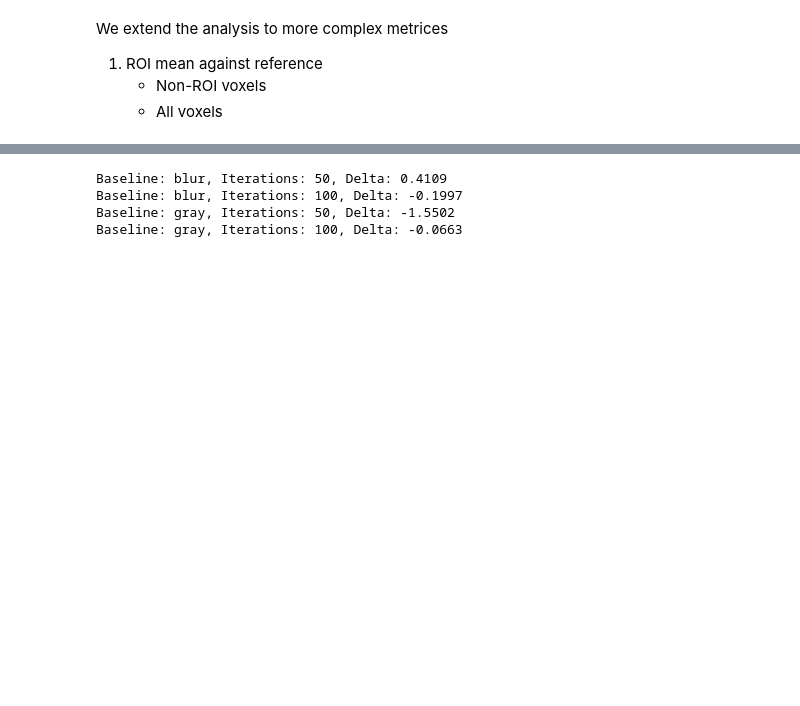
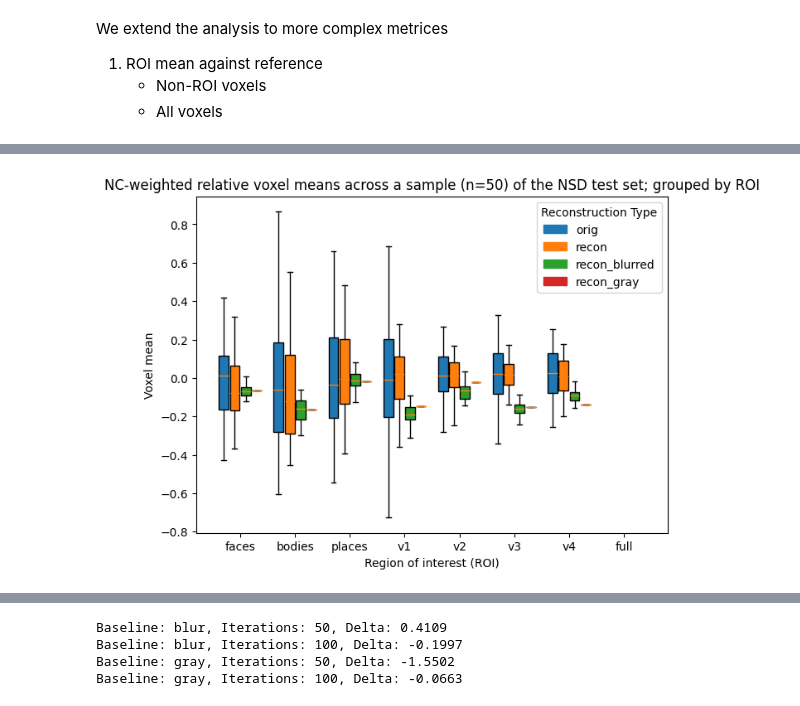
Before and after one commit to frederikdammeier/neuroflow-latent-analysis, a Jupyter notebook: experiments/integrated_gradients/image_to_fmri.ipynb, the cells around one changed output, grey strips where cells are left out. Cells and saved outputs as stored; diff of their text form; code cells hidden in the pictures; blank space fills up the shorter version.

```diff
--- a/experiments/integrated_gradients/image_to_fmri.ipynb
+++ b/experiments/integrated_gradients/image_to_fmri.ipynb
@@ -341,6 +289,0 @@ v4 - target: -0.0160 ( 0.1640), target blurred: -0.4885 ( 0.0993)
-# %%
-for key, mask in masks.items():
-    mse_s = [mse_to_orig(fmri_recon[i], fmri_orig[0], mask) for i in range(fmri_recon.shape[0])]
-    mse_s_blurred = [mse_to_orig(fmri_recon_blurred[i], fmri_orig[0], mask) for i in range(fmri_recon_blurred.shape[0])]
-    print(f"{key} - mse: {torch.tensor(mse_s).mean(): .4f} ({torch.tensor(mse_s).std(): .4f})")
-    print(f"{key} - mse_blurred: {torch.tensor(mse_s_blurred).mean(): .4f} ({torch.tensor(mse_s_blurred).std(): .4f})")
@@ -365,0 +293,11 @@ We observe constant negative means for our baselines with low semantic content.
+# %%
+ncsnr_img = nib.load('../../sample_data/betas/subject_1/ncsnr.nii.gz') # noise ceiling signal to noise ratio image
+ncsnr_data = ncsnr_img.get_fdata()
+
+ncsnr = ncsnr_data[general_mask]
+
+NUM_TRIALS = 750 * 40  # (Trials x Sessions)
+
+nc = (ncsnr**2 / (ncsnr**2 + 1 / NUM_TRIALS)) # see path above
+
+nc.min(), nc.max(), nc.mean(), nc.std()
@@ -365,0 +309,26 @@ We observe constant negative means for our baselines with low semantic content.
+# %%
+def nc_weighted_masked_relative_mean(data, mask):
+    """This contrasts the masked mean with the mean of all unmasked voxels.
+    and weights the beta values by the noise ceiling (nc)."""
+    data = data * nc
+    inverse_mask = 1 - mask
+    masked_mean = (data * mask).sum() / mask.sum()
+    inverse_masked_mean = (data * inverse_mask).sum() / inverse_mask.sum()
+
+    return masked_mean - inverse_masked_mean
+# %%
+# Compute masked means for all masks and all types of fMRI reconstructions, storing them in a dataframe
+data = []
+for roi, mask in masks.items():
+    for recon_name, fmri in zip(["orig", "recon", "recon_blurred", "recon_gray"],
+                                [fmri_orig, fmri_recon, fmri_recon_blurred, fmri_recon_gray]):
+        means = [nc_weighted_masked_relative_mean(fmri[i], mask).item() for i in range(fmri.shape[0])]
+        for mean_value in means:
+            data.append({
+                "ROI": roi,
+                "RECONSTRUCTION": recon_name,
+                "mean": mean_value
+            })
+
+df_nc = pd.DataFrame(data)
+df_nc.head(5)
@@ -365,0 +342,4 @@ We observe constant negative means for our baselines with low semantic content.
+# %%
+plot_grouped_boxplot(df_nc, "NC-weighted relative voxel means across a sample (n=50) of the NSD test set; grouped by ROI")
+# %% [output]
+[figure, added]
```
Also changed, not shown: parts of 34 cells of this notebook, 2 other files.
